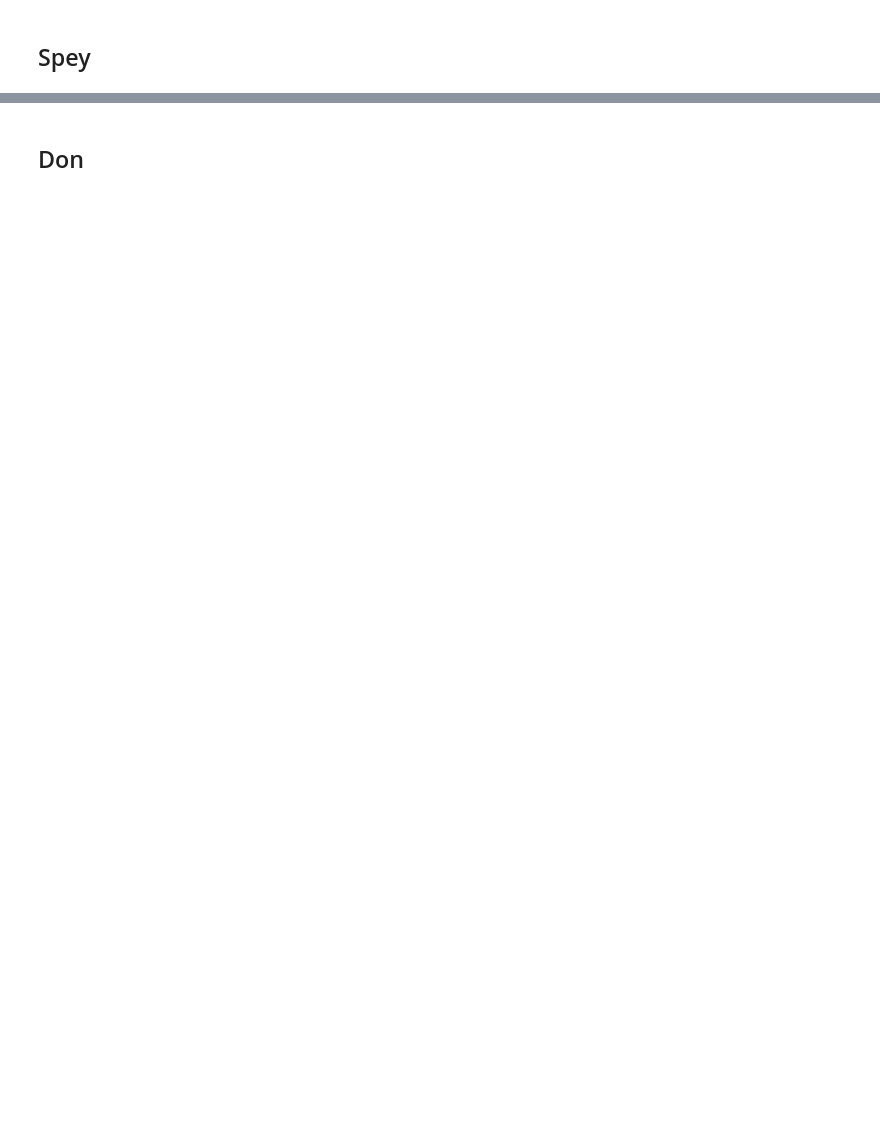
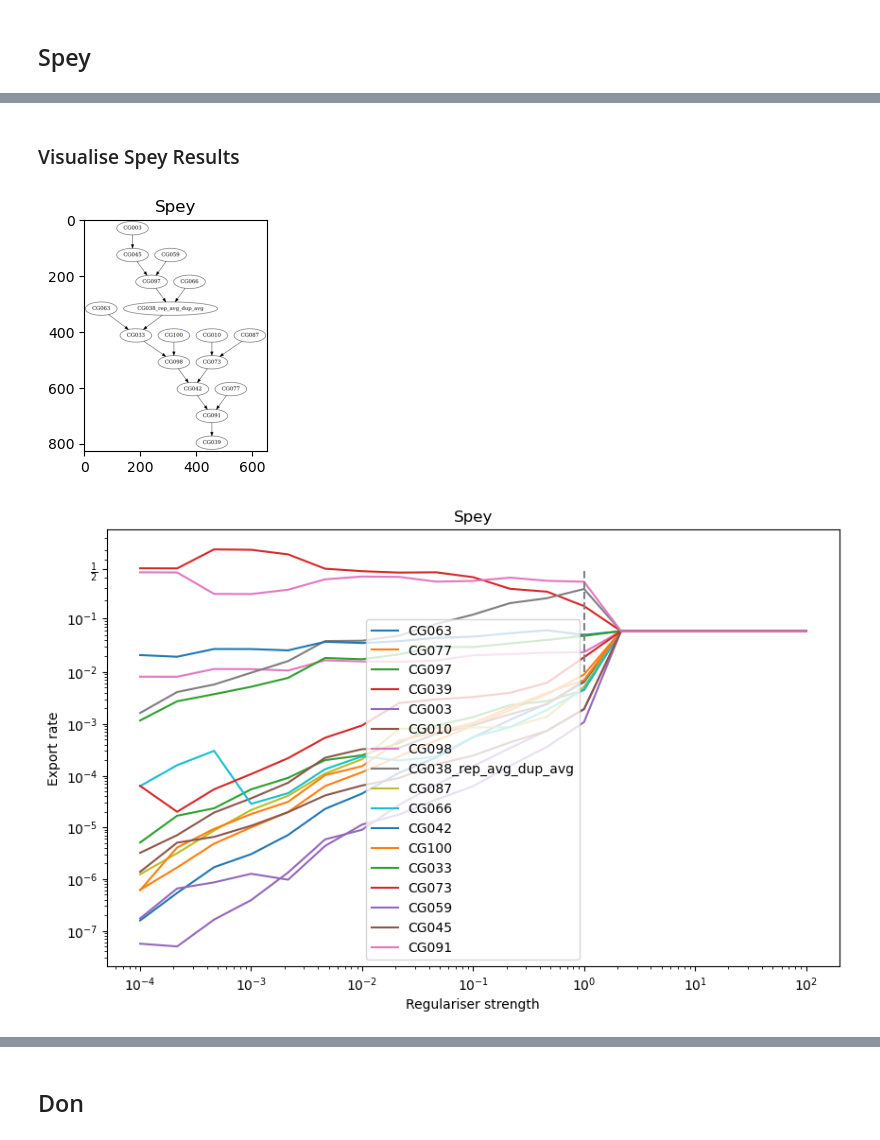
Before and after one commit to r-barnes/faster-unmixer, a Jupyter notebook: cg_export_rates.ipynb, the cells around one changed output, grey strips where cells are left out. Saved outputs shown, nothing was run; the diff lists cells and outputs as text; code cells hidden in the pictures; blank space fills up the shorter version.

```diff
--- a/cg_export_rates.ipynb
+++ b/cg_export_rates.ipynb
@@ -244,0 +390,26 @@ plt.show()
+# %% [markdown]
+### Visualise Spey Results
+# %%
+plt.figure(figsize=(5, 3))  # Visualise network
+plt.title("Spey")
+snu.plot_network(river_networks["Spey"])
+plt.show()
+
+# Extract entries of "spey_results" for chosen regulariser strength:
+chosen_spey_strength = 1
+chosen_spey_results = spey_results[spey_results["regulariser"] == chosen_spey_strength]
+# Raise an exception if the chosen regulariser strength is not in the results
+if len(chosen_spey_results) == 0:
+    raise ValueError(f"Regulariser strength {chosen_spey_strength} not in results.")
+# Get the export rates for the nodes as a dictionary
+spey_export_rates = chosen_spey_results[spey_nodes].to_dict("records")[0]
+
+plot_export_rates_against_regulariser(spey_results, spey_nodes, "Spey")
+plt.vlines(x=chosen_spey_strength, ymin=1e-2, ymax=0.5, color="grey", linestyles="dashed")
+plt.show()
+
+plot_misfits_against_regstrength(spey_results, chosen_spey_strength)
+plt.show()
+# %% [output]
+[figure, added]
+[figure, added]
```
Also changed, not shown: parts of 32 cells of this notebook, 1 other file.
